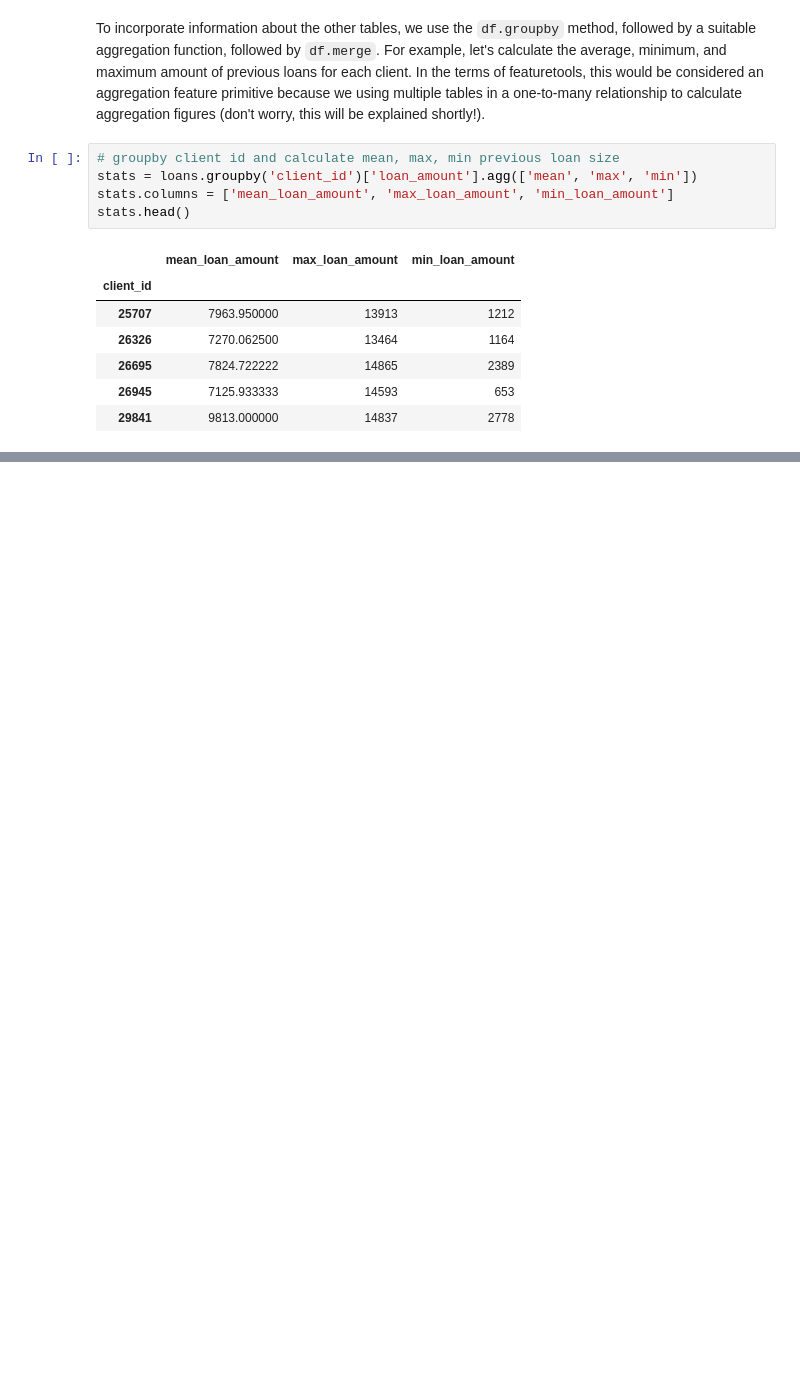
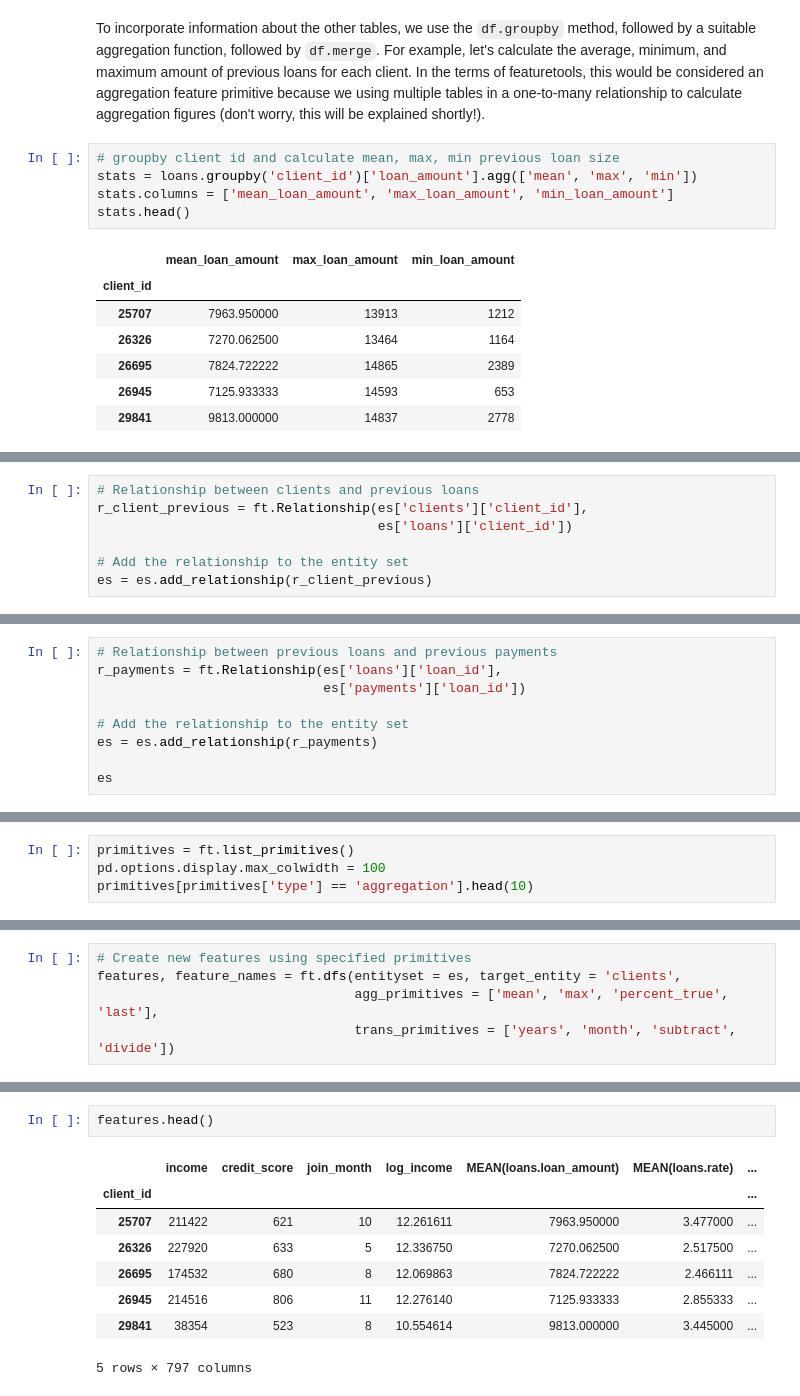
Before and after one commit to FreddyBruce/ipython-notebooks, a Jupyter notebook: feature-engineering/automated-feature-engineeering.ipynb, the cells around one changed output, grey strips where cells are left out. Cells and saved outputs as stored; diff of their text form; blank space fills up the shorter version.

```diff
--- a/feature-engineering/automated-feature-engineeering.ipynb
+++ b/feature-engineering/automated-feature-engineeering.ipynb
@@ -124,0 +215,7 @@ The first part of Featuretools to understand is an entity. This is simply a tabl
+# %%
+# Relationship between clients and previous loans
+r_client_previous = ft.Relationship(es['clients']['client_id'],
+                                    es['loans']['client_id'])
+
+# Add the relationship to the entity set
+es = es.add_relationship(r_client_previous)
@@ -124,0 +224,9 @@ The first part of Featuretools to understand is an entity. This is simply a tabl
+# %%
+# Relationship between previous loans and previous payments
+r_payments = ft.Relationship(es['loans']['loan_id'],
+                             es['payments']['loan_id'])
+
+# Add the relationship to the entity set
+es = es.add_relationship(r_payments)
+
+es
@@ -124,0 +253,4 @@ The first part of Featuretools to understand is an entity. This is simply a tabl
+# %%
+primitives = ft.list_primitives()
+pd.options.display.max_colwidth = 100
+primitives[primitives['type'] == 'aggregation'].head(10)
@@ -124,0 +289,5 @@ The first part of Featuretools to understand is an entity. This is simply a tabl
+# %%
+# Create new features using specified primitives
+features, feature_names = ft.dfs(entityset = es, target_entity = 'clients',
+                                 agg_primitives = ['mean', 'max', 'percent_true', 'last'],
+                                 trans_primitives = ['years', 'month', 'subtract', 'divide'])
@@ -124,0 +314,11 @@ The first part of Featuretools to understand is an entity. This is simply a tabl
+# %%
+features.head()
+# %% [output]
+|  | income | credit_score | join_month | log_income | MEAN(loans.loan_amount) | MEAN(loans.rate) | ... |
+| client_id |  |  |  |  |  |  | ... |
+| 25707 | 211422 | 621 | 10 | 12.261611 | 7963.950000 | 3.477000 | ... |
+| 26326 | 227920 | 633 | 5 | 12.336750 | 7270.062500 | 2.517500 | ... |
+| 26695 | 174532 | 680 | 8 | 12.069863 | 7824.722222 | 2.466111 | ... |
+| 26945 | 214516 | 806 | 11 | 12.276140 | 7125.933333 | 2.855333 | ... |
+| 29841 | 38354 | 523 | 8 | 10.554614 | 9813.000000 | 3.445000 | ... |
+5 rows × 797 columns
```
Also changed, not shown: parts of 38 cells of this notebook.
